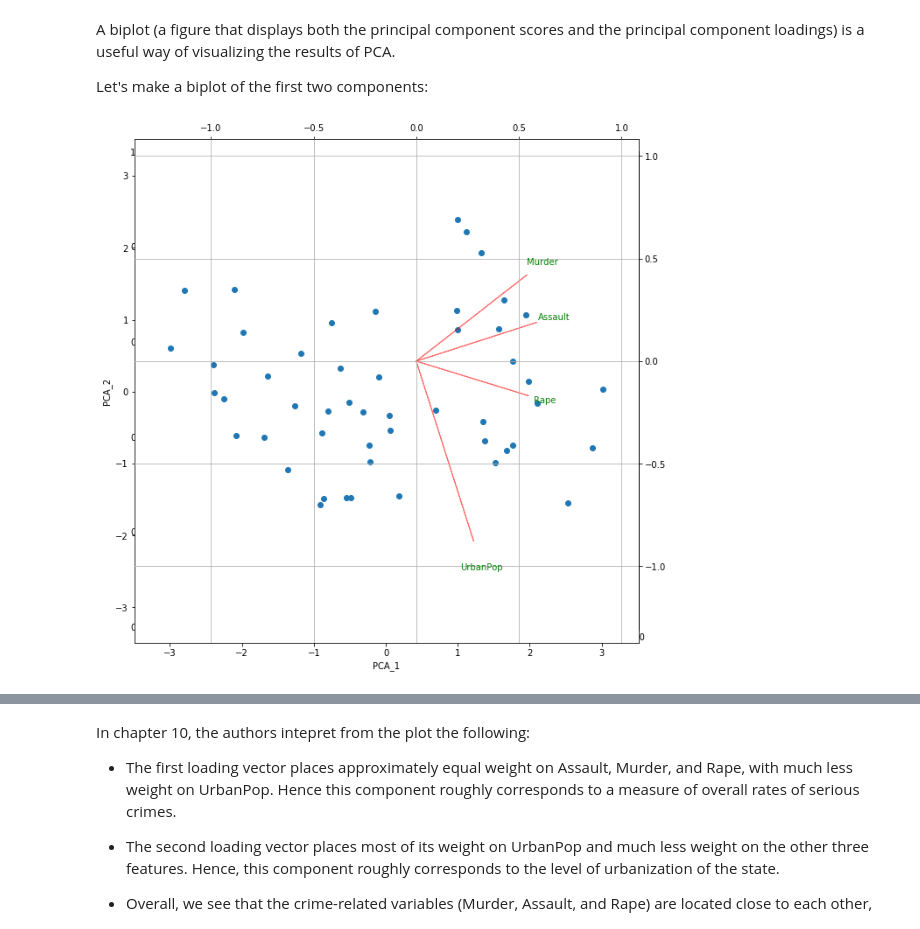
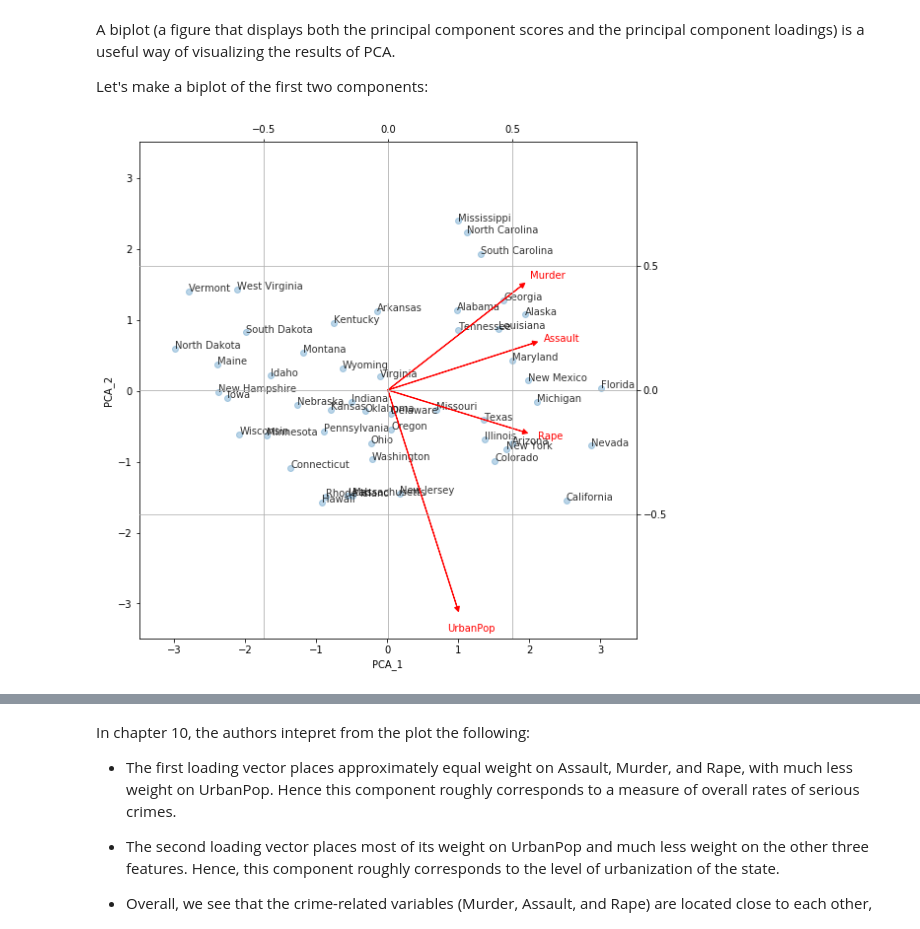
Before and after one commit to martinagvilas/intro_stat_learning, a Jupyter notebook: notebooks/lab1_pca.ipynb, the cells around one changed output, grey strips where cells are left out. Drawn from its saved outputs; the diff is of its cells as text; code cells hidden in the pictures.

```diff
--- a/notebooks/lab1_pca.ipynb
+++ b/notebooks/lab1_pca.ipynb
@@ -252,41 +252,47 @@ Let's make a biplot of the first two components:
 # %%
 # Biplot of the first two components
 
-fig, ax1 = plt.subplots(figsize=(10, 10));
+fig, ax1 = plt.subplots(figsize=(7, 7));
 
-rect = 0.1, 0.1, 0.8, 0.8
+rect = 0, 0, 1, 1
 
+# Plot score points
 ax1 = fig.add_axes(rect)
 
-ax1.scatter(pca_score_vectors[:,0], pca_score_vectors[:,1])
+ax1.scatter(pca_score_vectors[:,0], pca_score_vectors[:,1],
+           alpha=0.3)
+for i in range(pca_score_vectors.shape[0]):
+    ax1.text(pca_score_vectors[i,0], pca_score_vectors[i,1], states[i],
+             alpha=0.8)
 
 min_sv = np.min(pca_score_vectors[:,0:2])
 max_sv = np.max(pca_score_vectors[:,0:2])
 ax1.set_xlim(min_sv - 0.5, max_sv + 0.5)
 ax1.set_ylim(min_sv - 0.5, max_sv + 0.5)
 
 ax1.set_xlabel('PCA_1')
 ax1.set_ylabel('PCA_2')
 
+# Plot loading vectors
 ax2 = fig.add_axes(rect,  frameon=False)
 
 for i in range(pca_loadings.shape[0]):
-    ax2.arrow(0, 0, pca_loadings[i,0], pca_loadings[i,1],color = 'r',alpha = 0.5)
-    ax2.text(pca_loadings[i,0]* 1.15,  pca_loadings[i,1] * 1.15, features[i], color = 'g',
-             ha = 'center', va = 'center')
+    ax2.arrow(0, 0, pca_loadings[i,0], pca_loadings[i,1],
+              color = 'r', alpha = 1,
+              head_width=0.02, head_length=0.02)
+    ax2.text(pca_loadings[i,0]* 1.2,  pca_loadings[i,1] * 1.1, features[i],
+             color = 'r', ha = 'center', va = 'center')
 
-min_l = np.min(pca_loadings[:,0:2])
-max_l = np.max(pca_loadings[:,0:2])
-ax2.set_xlim(min_l - 0.5, max_l + 0.5)
-ax2.set_ylim(min_l - 0.5, max_l + 0.5)
+ax2.set_xlim(-1,1)
+ax2.set_ylim(-1,1)
 
 ax2.yaxis.tick_right()
+ax2.yaxis.set_ticks([-0.5, 0, 0.5])
 ax2.yaxis.set_label_position('right')
 ax2.xaxis.tick_top()
+ax2.xaxis.set_ticks([-0.5, 0, 0.5])
 ax2.xaxis.set_label_position('top')
 
 ax2.grid()
-
-## align both zeros
 # %% [output]
-[figure, old version]
+[figure, new version]
```
Also changed, not shown: parts of 1 cell of this notebook.
